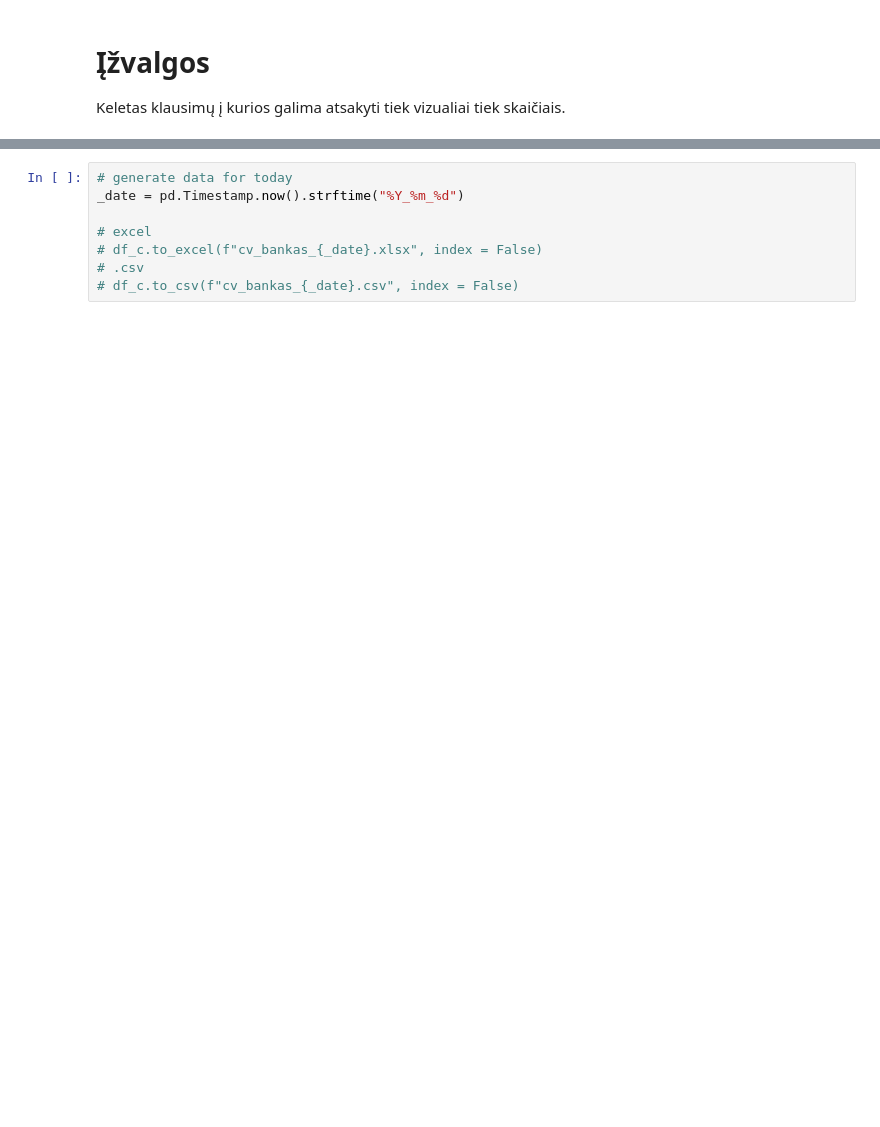
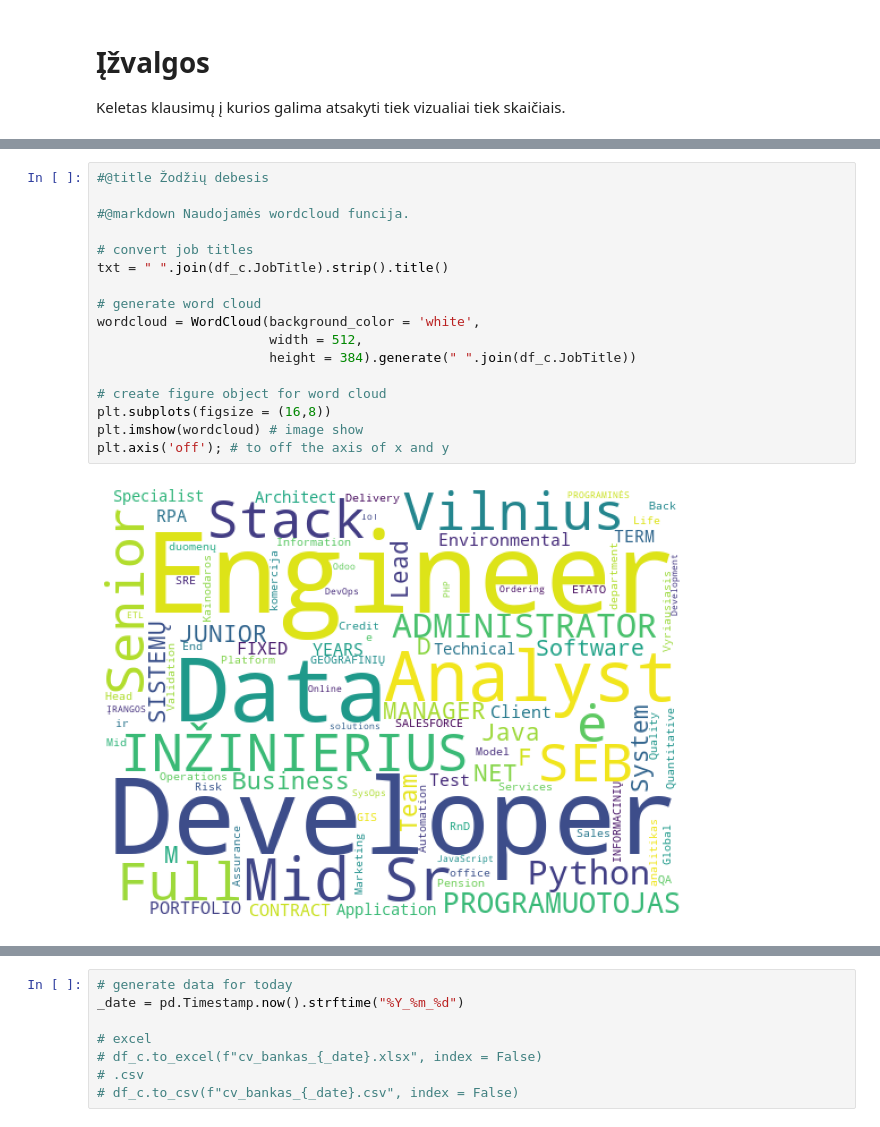
Before and after one commit to TK-Problem/Python-mokymai, a Jupyter notebook: Scripts/cvbankas.ipynb, the cells around one changed output, grey strips where cells are left out. Cells and saved outputs as stored; diff of their text form; blank space fills up the shorter version.

```diff
--- a/Scripts/cvbankas.ipynb
+++ b/Scripts/cvbankas.ipynb
@@ -232,3 +242,22 @@ df_c.sort_values(by="SalaryMean", ascending=False).head(N)[cols]
+# %%
+#@title Žodžių debesis
+
+#@markdown Naudojamės wordcloud funcija.
+
+# convert job titles
+txt = " ".join(df_c.JobTitle).strip().title()
+
+# generate word cloud
+wordcloud = WordCloud(background_color = 'white',
+                      width = 512,
+                      height = 384).generate(" ".join(df_c.JobTitle))
+
+# create figure object for word cloud
+plt.subplots(figsize = (16,8))
+plt.imshow(wordcloud) # image show
+plt.axis('off'); # to off the axis of x and y
+# %% [output]
+[figure, added]
 # %% [markdown]
 # Išsaugoti duomenis
 
```
Also changed, not shown: parts of 6 cells of this notebook.
